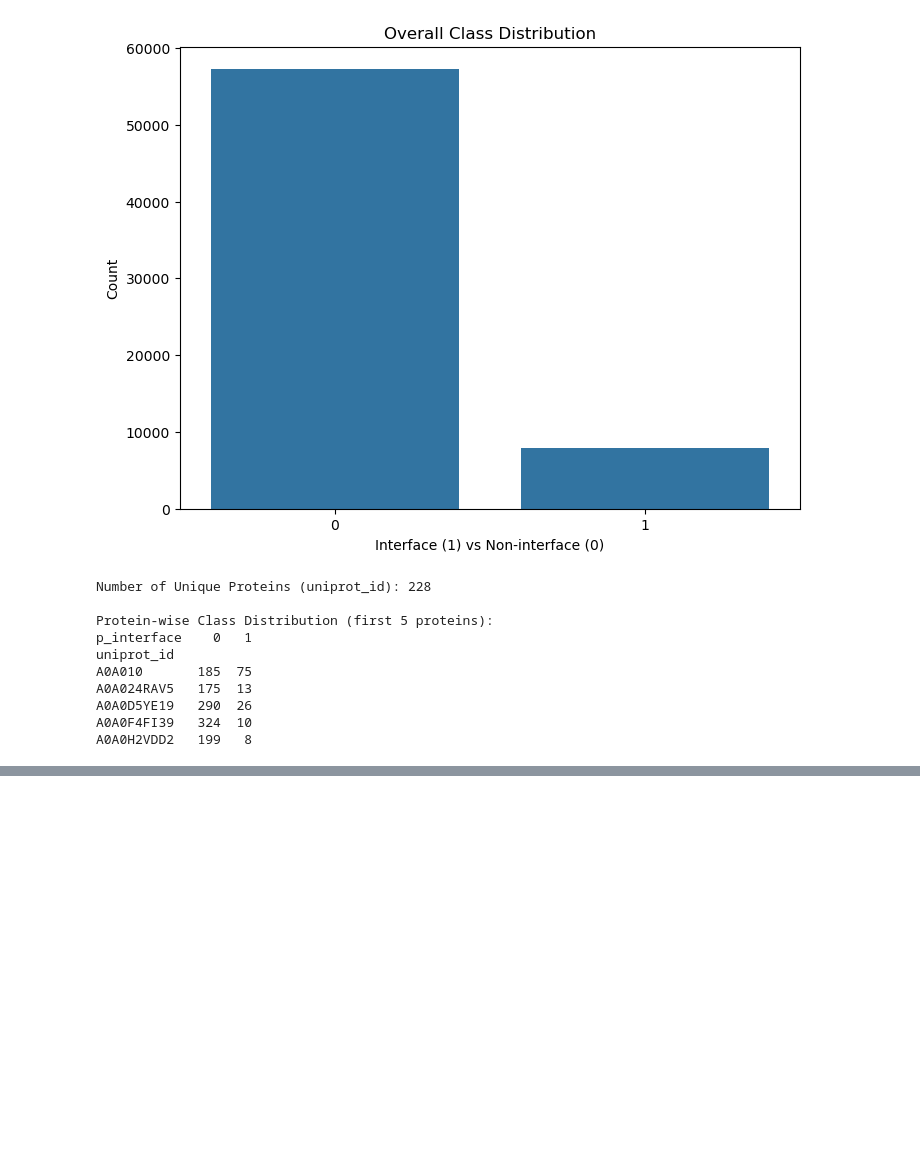
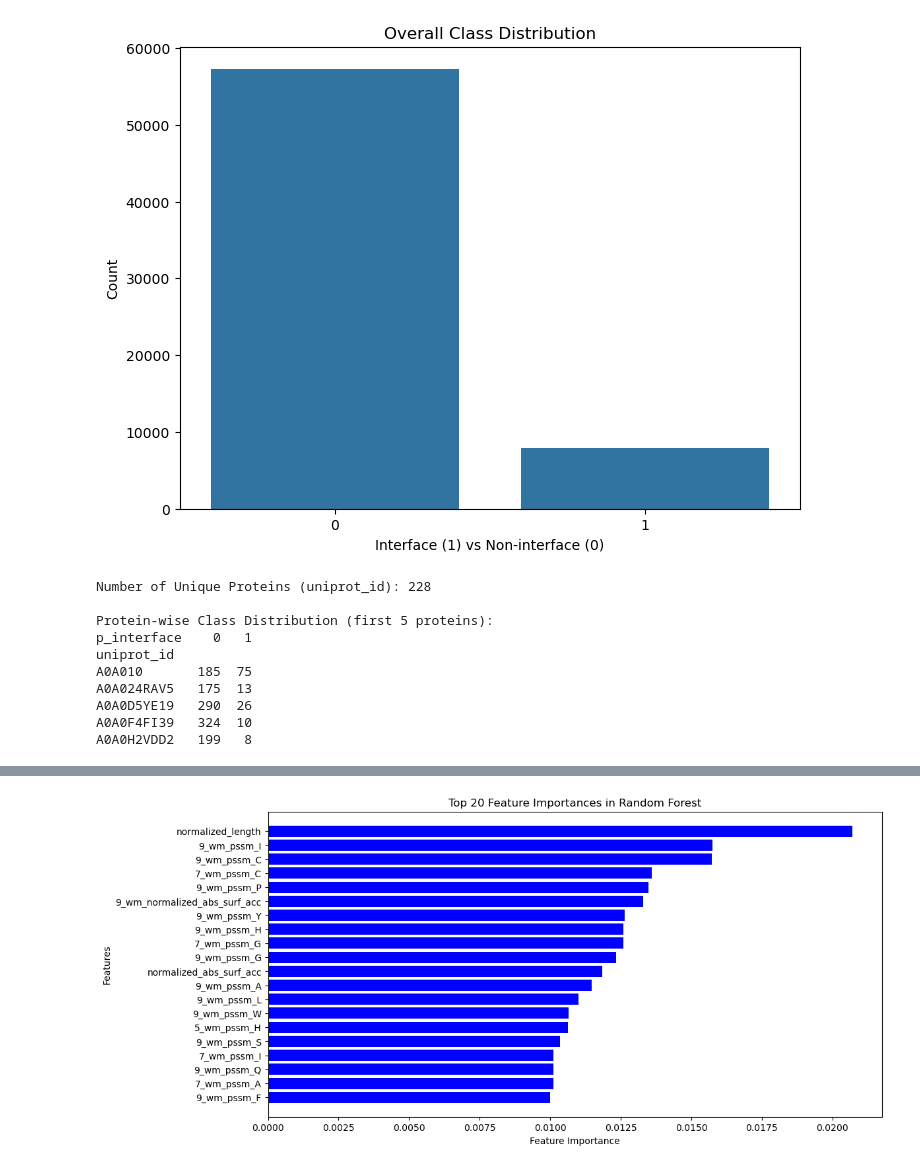
Before and after one commit to youpze/ScML, a Jupyter notebook: Latest/LAST_analysis.ipynb, the cells around one changed output, grey strips where cells are left out. Drawn from its saved outputs; the diff is of its cells as text; code cells hidden in the pictures; blank space fills up the shorter version.

```diff
--- a/Latest/LAST_analysis.ipynb
+++ b/Latest/LAST_analysis.ipynb
@@ -530,0 +551,32 @@ weighted avg       0.83      0.61      0.67      9633
+# %%
+importances = best_rf.feature_importances_
+# Ensure you have the correct feature names
+train_df_test = train_df.drop(columns=[target, "uniprot_id", "domain","aa_ProtPosition", "Rlength", "Unnamed: 0"])
+
+# Ensure feature names match X_train
+feature_names = train_df_test.columns  # Ensure X_train is a DataFrame
+
+# Convert X_train (NumPy array) back to a DataFrame
+X_train_names = pd.DataFrame(X_train, columns=feature_names)
+
+
+
+# Create DataFrame for better visualization
+feature_importance_df = pd.DataFrame({
+    'Feature': feature_names,
+    'Importance': importances
+})
+
+# Sort features by importance
+feature_importance_df = feature_importance_df.sort_values(by='Importance', ascending=False)
+
+# Plot feature importances
+plt.figure(figsize=(12, 6))
+plt.barh(feature_importance_df['Feature'][:20], feature_importance_df['Importance'][:20], color='blue')
+plt.gca().invert_yaxis()  # Invert y-axis so the most important feature is on top
+plt.xlabel("Feature Importance")
+plt.ylabel("Features")
+plt.title("Top 20 Feature Importances in Random Forest")
+plt.show()
+# %% [output]
+[figure, added]
```
Also changed, not shown: parts of 14 cells of this notebook.
